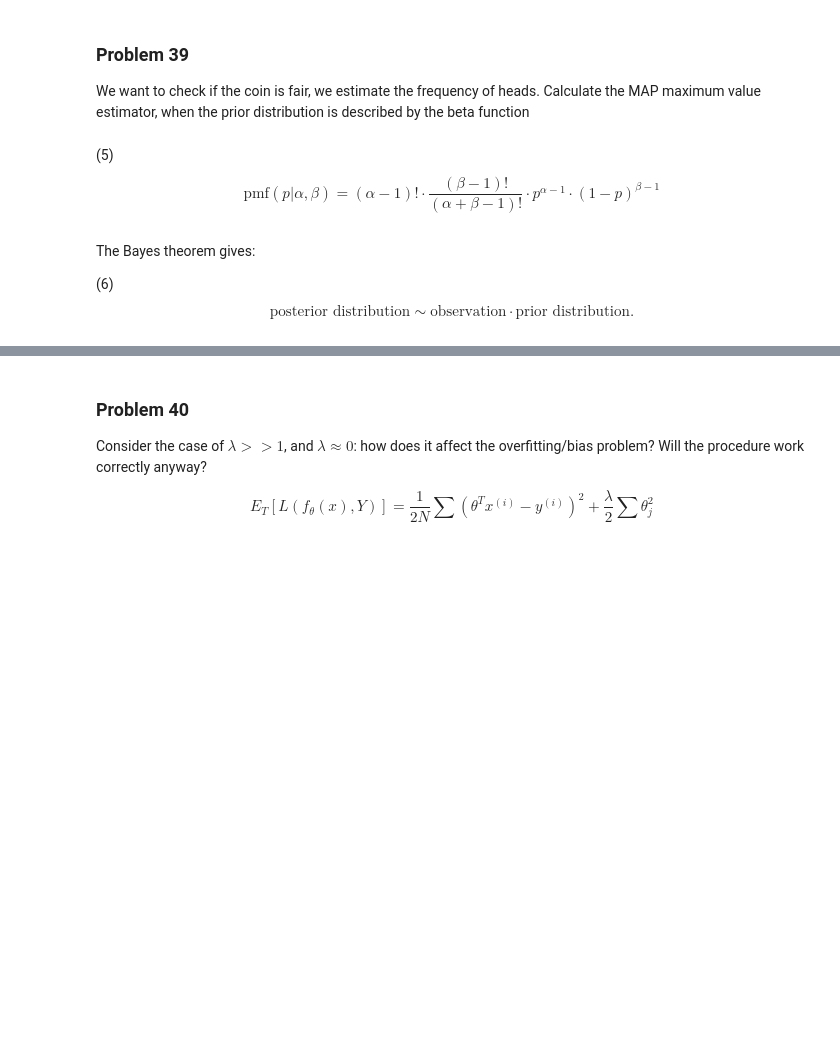
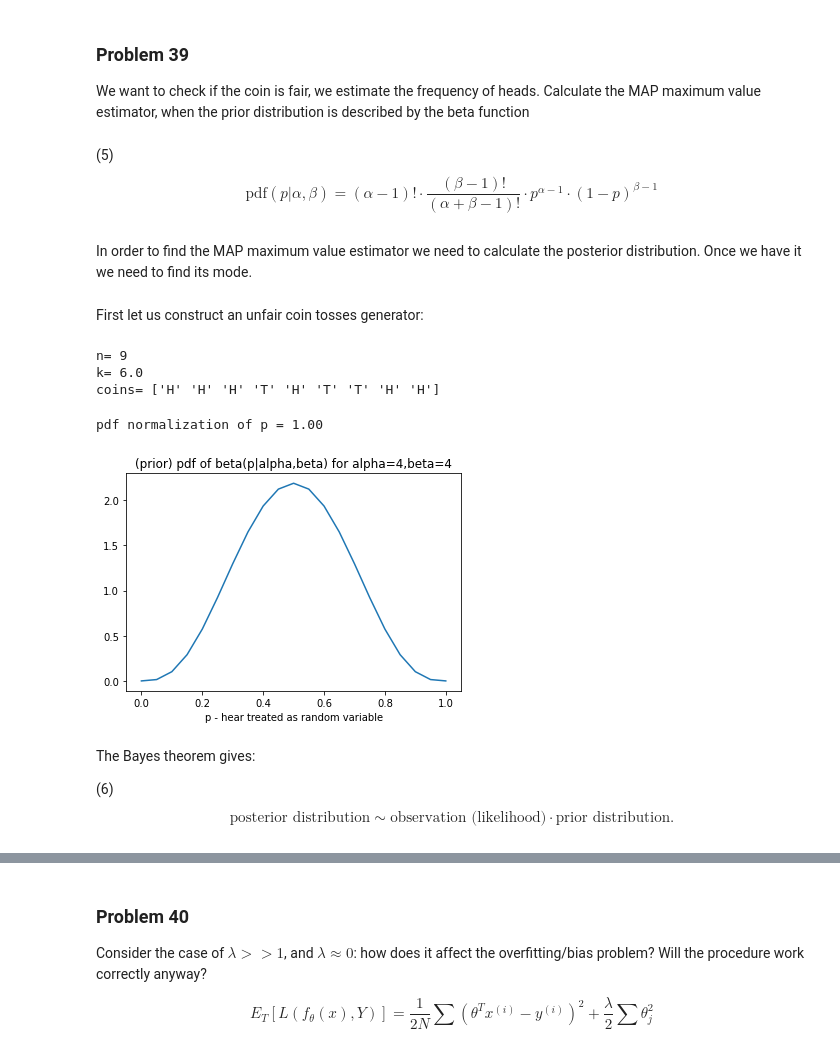
Before and after one commit to kmiec96/Modern-data-science, a Jupyter notebook: ML_2021_set6.ipynb, the cells around one changed output, grey strips where cells are left out. Saved outputs shown, nothing was run; the diff lists cells and outputs as text; code cells hidden in the pictures; blank space fills up the shorter version.

```diff
--- a/ML_2021_set6.ipynb
+++ b/ML_2021_set6.ipynb
@@ -77,13 +77,13 @@ The likelihood function in this case can be interpreted as the pdf (for discrete
 # %% [markdown]
 (2) $$L(p)=\text{pmf}(k|n,p)$$
 # %%
-def total_binomial_likelihood(n,k):
-    ps= list(np.arange(0,1.,0.05))
+def total_binomial_likelihood1(n,k):
+    ps= list(np.arange(0,1.0,0.05))
     return (ps, [binomial_pmf(n,k,p) for p in ps])
 
 n = 9
 k = 6
-ps,values2 = total_binomial_likelihood(n,k)
+ps,values2 = total_binomial_likelihood1(n,k)
 plt.title('likelihood function L(p) = pmf(k|n,p) for' + format(' n=%d,k=%d'%(n,k)))
 plt.xlabel('p parameter')
 plt.plot(ps,values2)
@@ -116,8 +116,55 @@ Consequently, $\Theta_{MAP}=\Theta_{MLE}$ when $f(\theta)=1$.
 ### Problem 39
 We want to check if the coin is fair, we estimate the frequency of heads. Calculate the MAP maximum value estimator, when the prior distribution is described by the beta function
 # %% [markdown]
-(5) $$\text{pmf}(p|\alpha, \beta) = (\alpha-1)! \cdot \frac{( \beta-1)!}{(\alpha+ \beta -1)!} \cdot p^{\alpha-1} \cdot (1-p)^{\beta-1}$$
+(5) $$\text{pdf}(p|\alpha, \beta) = (\alpha-1)! \cdot \frac{( \beta-1)!}{(\alpha+ \beta -1)!} \cdot p^{\alpha-1} \cdot (1-p)^{\beta-1}$$
+# %% [markdown]
+In order to find the MAP maximum value estimator we need to calculate the posterior distribution. Once we have it we need to find its  mode.
+# %% [markdown]
+First let us construct an unfair coin tosses generator:
+# %%
+def tossCoins(num,p):
+    return np.random.choice(['H','T'],p=[p,1-p], size=num)
+def getHeads(li):
+    return float(len([x for x in li if x=='H']))
+def getSeries(p, samples):
+    return [getHeads(tossCoins(s,p))/float(s) for s in samples]
+
+true_p=2/3
+
+n=9
+coins = tossCoins(n,true_p)
+k = getHeads(coins)
+
+print("n=",n)
+print("k=",k)
+print("coins=",coins)
+# %% [output]
+n= 9
+k= 6.0
+coins= ['H' 'H' 'H' 'T' 'H' 'T' 'T' 'H' 'H']
+# %%
+def beta_pdf(p,alpha,beta):
+    norm = (math.factorial(alpha-1)*math.factorial(beta-1)/math.factorial(alpha + beta -1))
+    return  p**(alpha-1) * (1-p)**(beta-1)/norm
+
+def total_beta_pdf(alpha,beta):
+    ps= list(np.arange(0,1.01,0.05))
+    return (ps, [beta_pdf(p,alpha,beta) for p in ps])
+
+alpha = 4
+beta = 4
+
+ps,prior_values = total_beta_pdf(alpha,beta)
+plt.title('(prior) pdf of beta(p|alpha,beta) for' + format(' alpha=%d,beta=%d'%(alpha,beta)))
+plt.xlabel('p - hear treated as random variable')
+plt.plot(ps,prior_values)
+
+
+print ('pdf normalization of p = ' +format('%.2f'%float(sum(prior_values)* 0.05)))
+# %% [output]
+pdf normalization of p = 1.00
+[figure, added]
 # %% [markdown]
 The Bayes theorem gives:
 
-(6) $$\text{posterior distribution} \sim \text{observation}  \cdot  \text{prior distribution}.$$
+(6) $$\text{posterior distribution} \sim \text{observation (likelihood)}  \cdot  \text{prior distribution}.$$
```
Also changed, not shown: parts of 14 cells of this notebook.
